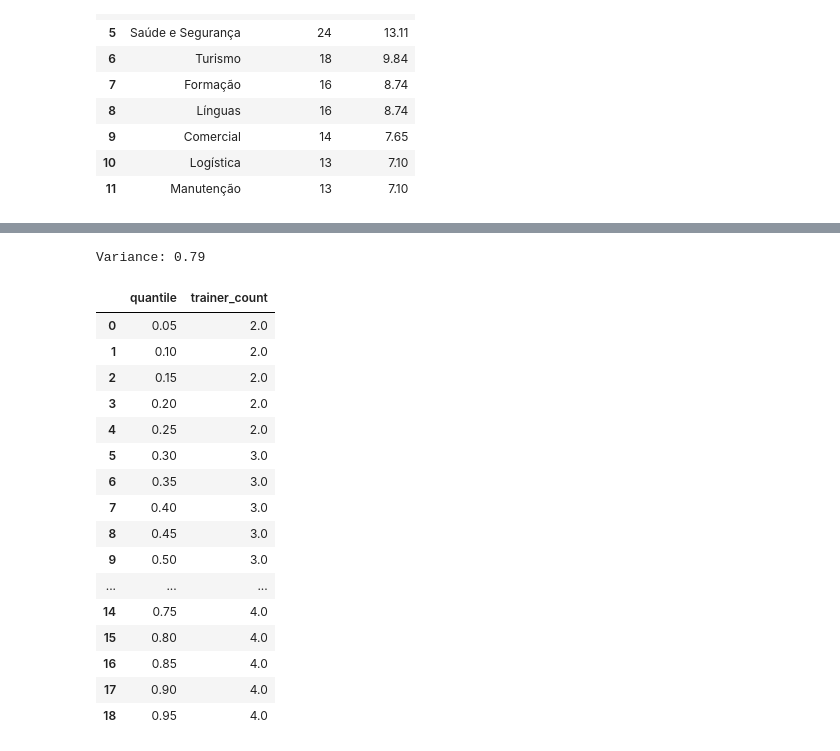
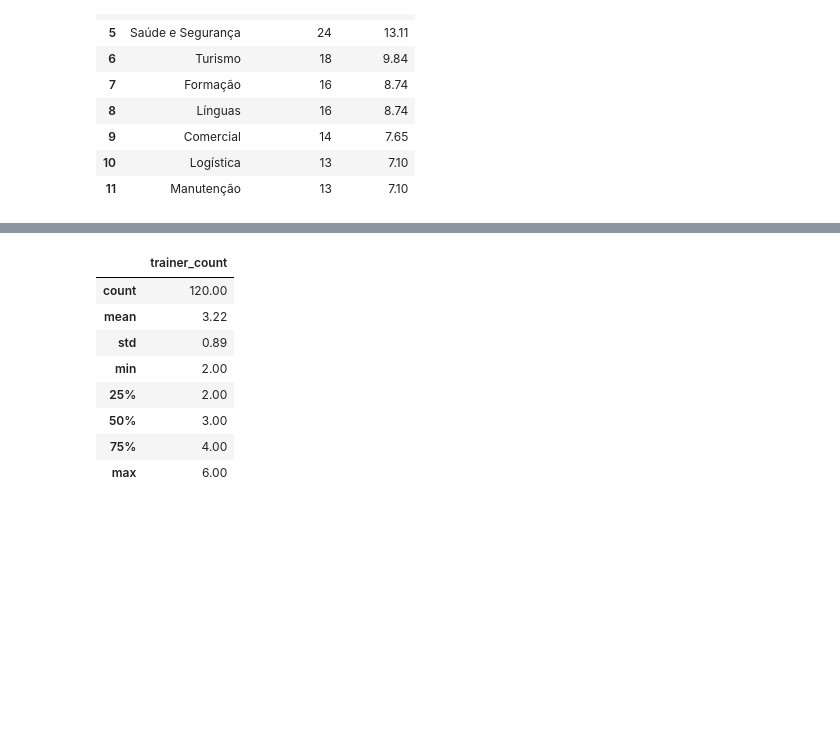
Before and after one commit to nathansperinde/Hiring-Needs-Analysis, a Jupyter notebook: notebooks/02_workforce_analysis.ipynb, the cells around one changed output, grey strips where cells are left out. Cells and saved outputs as stored; diff of their text form; code cells hidden in the pictures; blank space fills up the shorter version.

```diff
--- a/notebooks/02_workforce_analysis.ipynb
+++ b/notebooks/02_workforce_analysis.ipynb
@@ -171,9 +145,6 @@ course_local_trainers_count = (
     .agg(
         trainer_count=("trainer_id", "nunique")
     )
-    .assign(
-        pct_trainer= lambda df: df["trainer_count"].div(total_trainers).mul(100).round(2)
-    )
     .sort_values(by="trainer_count", ascending=False)
     .reset_index()
 )
@@ -200,34 +171,15 @@ course_local_trainers_count.head(20)
 # %%
-print(f'Variance: {(course_local_trainers_count["trainer_count"].var()).round(2)}')
-
-course_local_trainers_quantiles = (
-    course_local_trainers_count["trainer_count"]
-    .quantile(q=[qt / 100 for qt in range(5, 100, 5)])
-    .rename("trainer_count")
-    .rename_axis("quantile")
-    .reset_index()
-)
-
-course_local_trainers_quantiles
+course_local_trainers_count.describe().round(2)
 # %% [output]
-Variance: 0.79
-|  | quantile | trainer_count |
-| 0 | 0.05 | 2.0 |
-| 1 | 0.10 | 2.0 |
-| 2 | 0.15 | 2.0 |
-| 3 | 0.20 | 2.0 |
-| 4 | 0.25 | 2.0 |
-| 5 | 0.30 | 3.0 |
-| 6 | 0.35 | 3.0 |
-| 7 | 0.40 | 3.0 |
-| 8 | 0.45 | 3.0 |
-| 9 | 0.50 | 3.0 |
-| ... | ... | ... |
-| 14 | 0.75 | 4.0 |
-| 15 | 0.80 | 4.0 |
-| 16 | 0.85 | 4.0 |
-| 17 | 0.90 | 4.0 |
-| 18 | 0.95 | 4.0 |
+|  | trainer_count |
+| count | 120.00 |
+| mean | 3.22 |
+| std | 0.89 |
+| min | 2.00 |
+| 25% | 2.00 |
+| 50% | 3.00 |
+| 75% | 4.00 |
+| max | 6.00 |
 # %%
 trainer_features = (
     workforce_df
```
Also changed, not shown: parts of 24 cells of this notebook.
